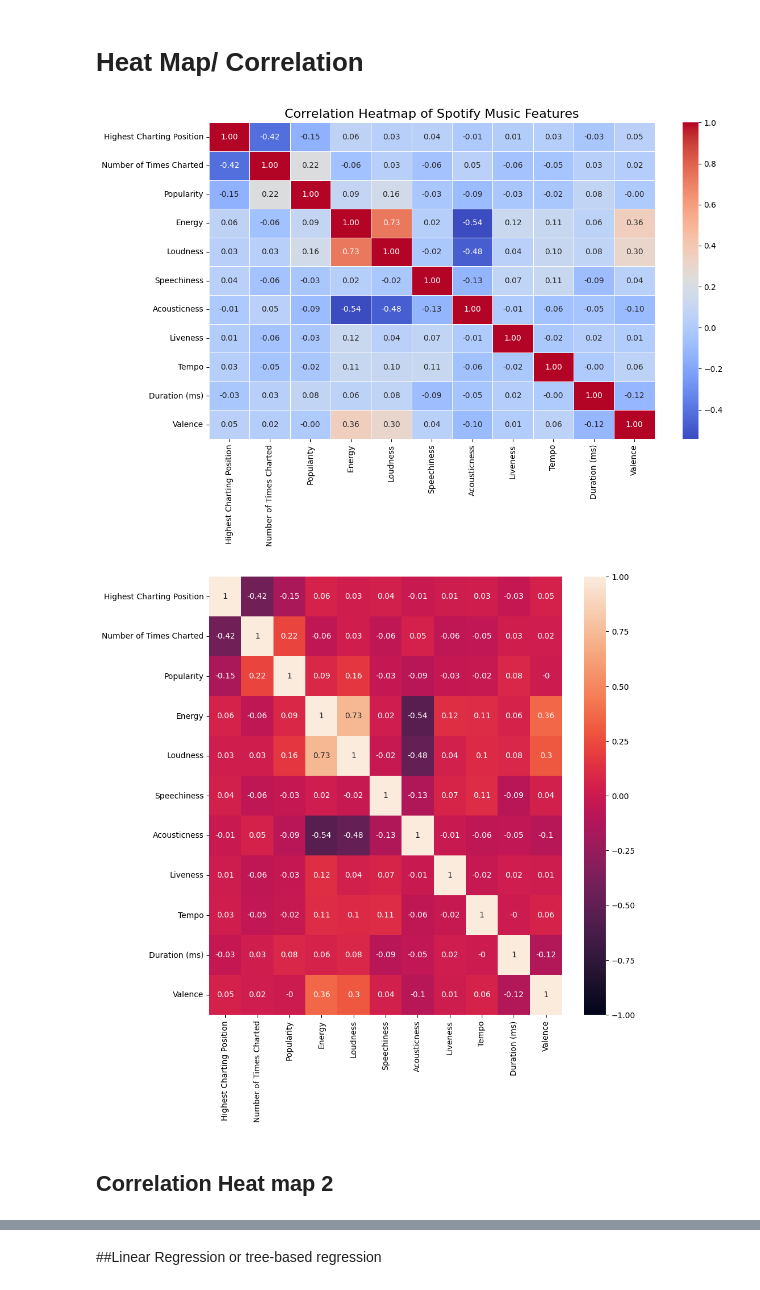
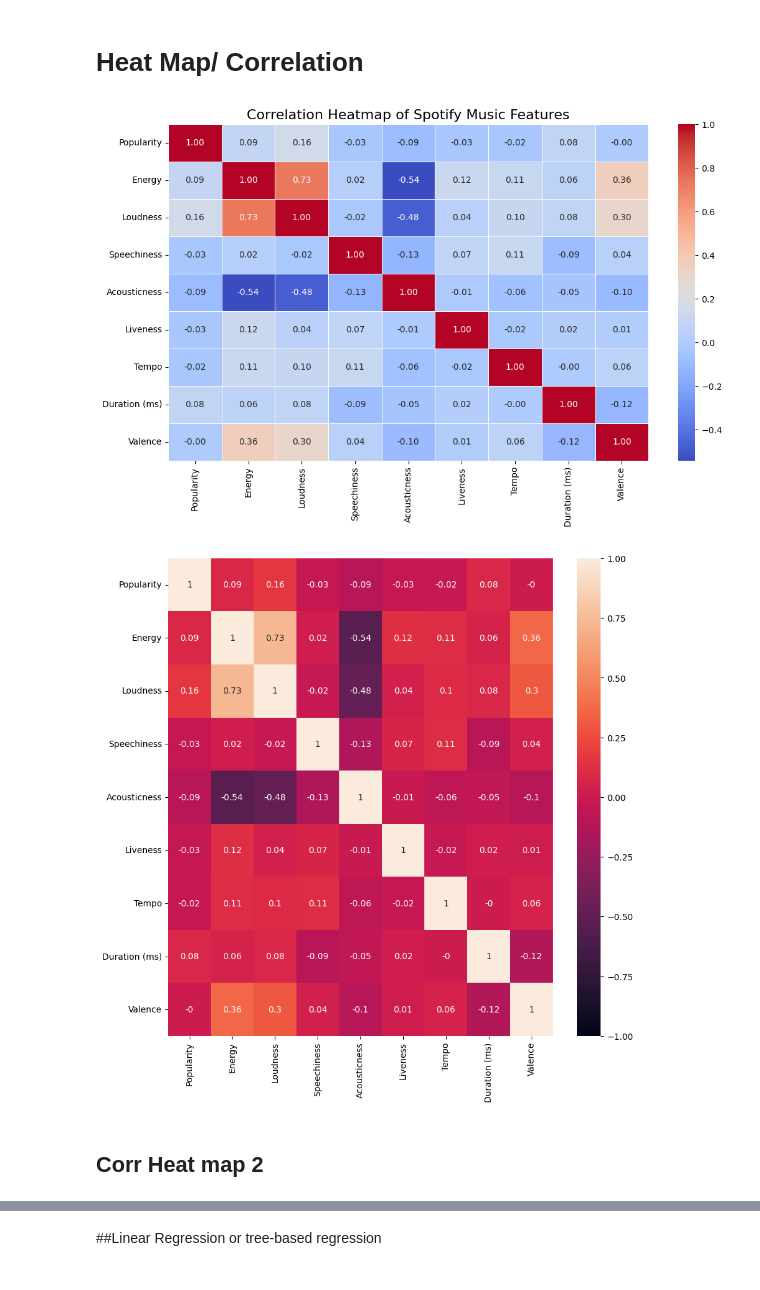
Before and after one commit to JuanReyesAn/Data-Science-Portfolio-C21, a Jupyter notebook: Projects/Project-4/Spotify.Description.for.Students.ipynb, the cells around one changed output, grey strips where cells are left out. Cells and saved outputs as stored; diff of their text form; code cells hidden in the pictures.

```diff
--- a/Projects/Project-4/Spotify.Description.for.Students.ipynb
+++ b/Projects/Project-4/Spotify.Description.for.Students.ipynb
@@ -200,7 +200,7 @@ dtype: int64
 spotify['Popularity'] = pd.to_numeric(spotify['Popularity'], errors='coerce')
 
 # Fill any NaN values with 0, then cast to regular int **************
-#spotify['Popularity'] = spotify['Popularity'].fillna(0).astype(int)
+spotify['Popularity'] = spotify['Popularity'].fillna(0).astype(int)
 
 # Verify the fix
 print(spotify['Popularity'].dtype)
@@ -270,7 +270,7 @@ spotify_c = spotify.copy()
 # Song Name, Song ID, Streams are identifiers
 # Danceabillity is something that is recoreded after the fact of release not before so thats dropped. thats something that we can also try predicting not something thatll help us predict.
 
-spotify_c = spotify_c.drop( columns = ['Song Name','Streams', 'Song ID', 'Danceability', 'Artist Followers', 'Artist', 'Release Date', 'Weeks Charted', 'Week of Highest Charting'])
+spotify_c = spotify_c.drop( columns = ['Song Name','Streams', 'Song ID', 'Danceability', 'Artist Followers', 'Artist', 'Release Date', 'Weeks Charted', 'Week of Highest Charting','Number of Times Charted', 'Highest Charting Position'])
 # %%
 spotify_c.shape
 # %% [output]
@@ -486,33 +588,33 @@ import seaborn as sns
 # %%
 # 1. Select only the numeric columns (including your target 'Popularity')
 # This automatically drops 'Genre' and 'Chord' so the correlation works perfectly.
 numeric_spotify = spotify_c.select_dtypes(include=['int64', 'float64'])
 
 # 2. Calculate the correlation matrix
 corr_matrix = numeric_spotify.corr()
 
 # 3. Set up the matplotlib figure size
-plt.figure(figsize=(12, 8))
+plt.figure(figsize=(11, 7))
 
 # 4. Create the heatmap
 # 'annot=True' displays the numbers inside each square
 # 'cmap="coolwarm"' gives a nice blue (negative) to red (positive) color scheme
-sns.heatmap(corr_matrix, annot=True, fmt=".2f", cmap="coolwarm", linewidths=0.6)
+sns.heatmap(corr_matrix, annot=True, fmt=".2f", cmap="coolwarm", linewidths=0.5)
 
 # 5. Add titles and show the plot
 plt.title("Correlation Heatmap of Spotify Music Features", fontsize=16)
 plt.tight_layout()
 plt.show()
 # %% [output]
-[figure, old version]
+[figure, new version]
 # %%
 plt.figure(figsize=(10,10))
 correlation_matrix = spotify_c.corr().round(2)
 sns.heatmap(data=correlation_matrix, annot=True, vmin=-1, vmax=1) ;
 # %% [output]
-[figure, old version]
+[figure, new version]
 # %%
 # im gonna have to re-evaluate my picks
 # everything has very little effect on the popularity
 # %% [markdown]
-## Correlation Heat map 2
+## Corr Heat map 2
```
Also changed, not shown: parts of 51 cells of this notebook.
